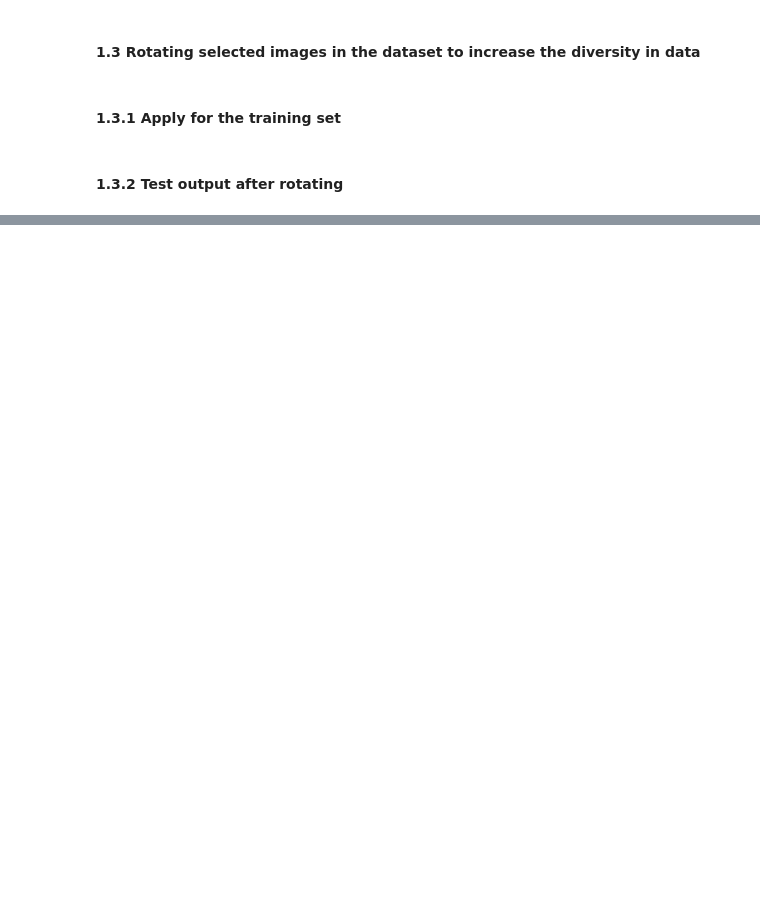
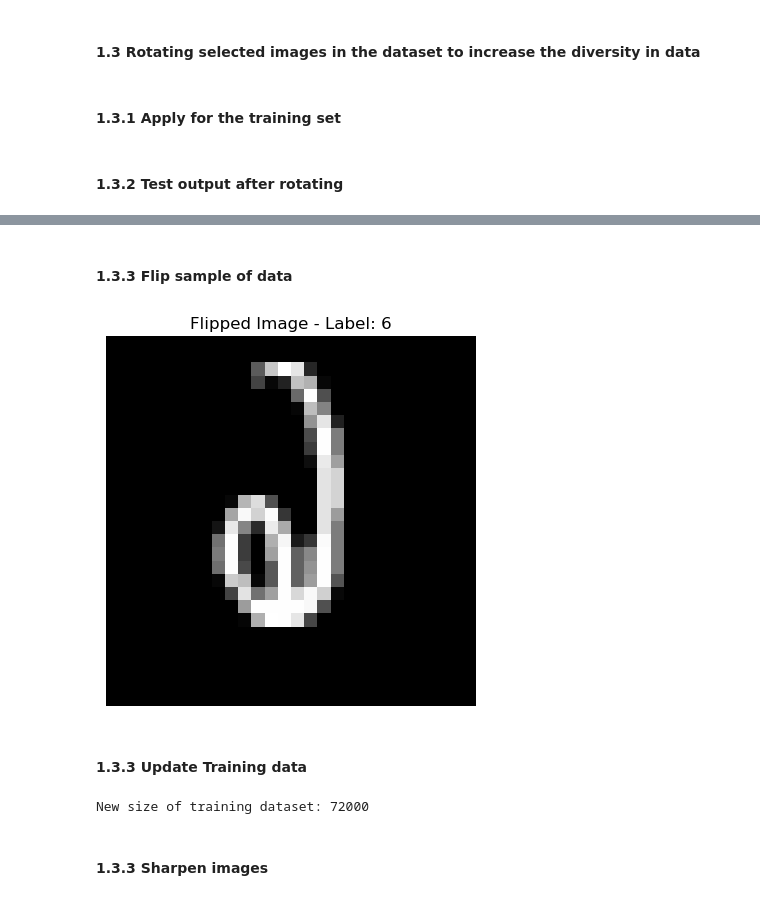
Before and after one commit to Team-Synapse-UoM/Custom-CNN-ImageClassification, a Jupyter notebook: data.ipynb, the cells around one changed output, grey strips where cells are left out. Saved outputs shown, nothing was run; the diff lists cells and outputs as text; code cells hidden in the pictures; blank space fills up the shorter version.

Commit message:
Flip and Sharp

```diff
--- a/data.ipynb
+++ b/data.ipynb
@@ -256,0 +258,2 @@ plt.show()#plot
+# %% [markdown]
+#### 1.3.3 Flip sample of data
@@ -256,0 +293,35 @@ plt.show()#plot
+# %%
+# Display a sample flipped image
+def show_image(tensor_image):
+    # Unnormalize the image
+    unnormalized_image = tensor_image * 0.5 + 0.5
+    # Convert the tensor back to a PIL image
+    pil_image = transforms.ToPILImage()(unnormalized_image)
+    return pil_image
+
+sample_index = 2
+
+# Get the flipped image and its label
+flipped_sample_image = flipped_images[sample_index]
+flipped_sample_label = flipped_labels[sample_index]
+
+# Show the flipped image
+plt.imshow(show_image(flipped_sample_image), cmap="gray")
+plt.title(f"Flipped Image - Label: {flipped_sample_label}")
+plt.axis('off')
+plt.show()
+# %% [output]
+[figure, added]
+# %% [markdown]
+#### 1.3.3 Update Training data
+# %%
+# New dataset with the flipped images
+flipped_subset = torch.utils.data.TensorDataset(torch.stack(flipped_images), torch.tensor(flipped_labels))
+combined_dataset = ConcatDataset([train_dataset, flipped_subset])# Combine the original and flipped datasets
+train_loader = DataLoader(combined_dataset, batch_size=64, shuffle=True)# Shuffle datasets
+train_dataset = combined_dataset # Update train_dataset
+print("New size of training dataset:", len(train_dataset))
+# %% [output]
+New size of training dataset: 72000
+# %% [markdown]
+#### 1.3.3 Sharpen images
```
Also changed, not shown: parts of 9 cells of this notebook.
